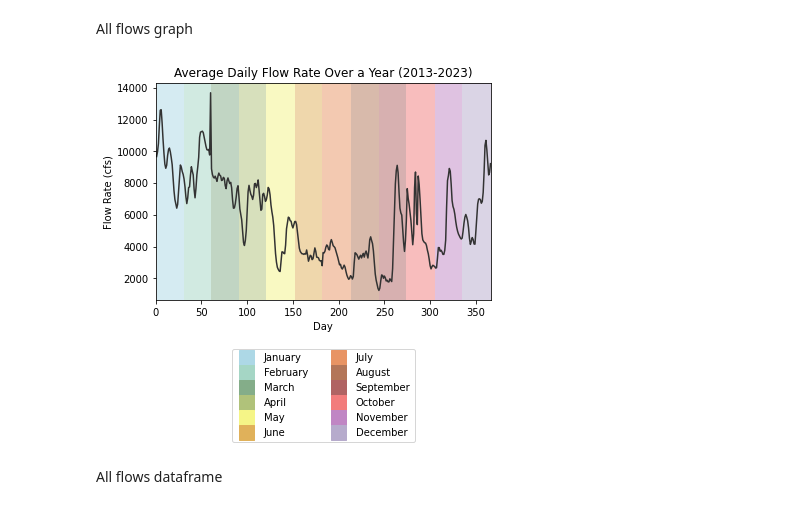
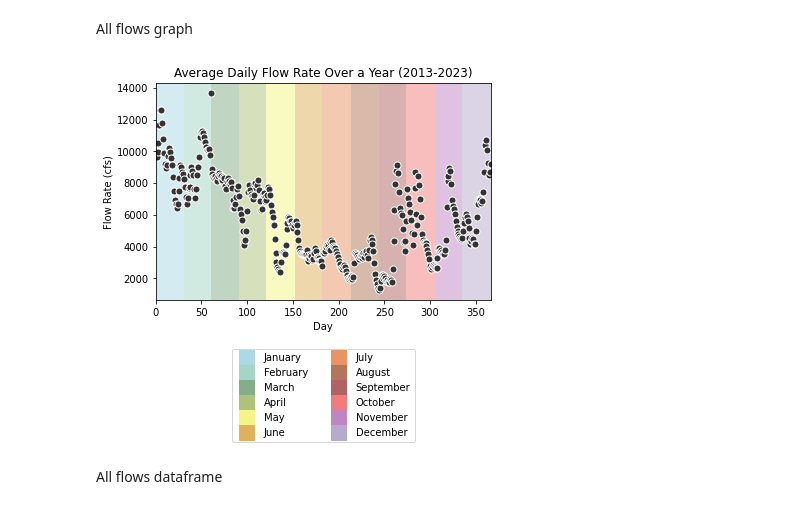
Before and after one commit to annahollandkeener/L-D2, a Jupyter notebook: L&D.ipynb, the cells around one changed output. Saved outputs shown, nothing was run; the diff lists cells and outputs as text; code cells hidden in the pictures.

Commit message:
changed all flow chart to scatterplot

```diff
--- a/L&D.ipynb
+++ b/L&D.ipynb
@@ -496,7 +494,7 @@ Number of days: 23
 # %% [markdown]
 All flows graph
 # %%
-plt.plot(df["Day"], df["MF"], color='#333333')
+plt.scatter(df["Day"], df["MF"], color='#333333', zorder = 2, edgecolor = "white", s = 50)
 plt.title("Average Daily Flow Rate Over a Year (2013-2023)")
 plt.xlabel("Day")
 plt.ylabel("Flow Rate (cfs)")
@@ -508,34 +506,34 @@ plt.axvspan(91, 121, facecolor="#b0c27a", alpha=0.5)
 plt.axvspan(121, 152, facecolor="#f5f587", alpha=0.5)
 plt.axvspan(152, 182, facecolor="#e0b15a", alpha=0.5)
 plt.axvspan(182, 213, facecolor="#e89464", alpha=0.5)
 plt.axvspan(213, 244, facecolor="#b37659", alpha=0.5)
 plt.axvspan(244, 274, facecolor="#b06363", alpha=0.5)
 plt.axvspan(274, 305, facecolor="#f27c7c", alpha=0.5)
 plt.axvspan(305, 335, facecolor="#c086c4", alpha=0.5)
 plt.axvspan(335, 366, facecolor="#b6abcc", alpha=0.5)
 
 legend_entries = [
     plt.Line2D([0], [0], marker='s', color='lightblue', label='January', markersize=15, linestyle='None'),
     plt.Line2D([0], [0], marker='s', color='#a5d6c5', label='February', markersize=15, linestyle='None'),
     plt.Line2D([0], [0], marker='s', color='#84ad89', label='March', markersize=15, linestyle='None'),
     plt.Line2D([0], [0], marker='s', color='#b0c27a', label='April', markersize=15, linestyle='None'),
     plt.Line2D([0], [0], marker='s', color='#f5f587', label='May', markersize=15, linestyle='None'),
     plt.Line2D([0], [0], marker='s', color='#e0b15a', label='June', markersize=15, linestyle='None'),
     plt.Line2D([0], [0], marker='s', color='#e89464', label='July', markersize=15, linestyle='None'),
     plt.Line2D([0], [0], marker='s', color='#b37659', label='August', markersize=15, linestyle='None'),
     plt.Line2D([0], [0], marker='s', color='#b06363', label='September', markersize=15, linestyle='None'),
     plt.Line2D([0], [0], marker='s', color='#f27c7c', label='October', markersize=15, linestyle='None'),
     plt.Line2D([0], [0], marker='s', color='#c086c4', label='November', markersize=15, linestyle='None'),
     plt.Line2D([0], [0], marker='s', color='#b6abcc', label='December', markersize=15, linestyle='None'),
 
 ]
 
 plt.legend(handles=legend_entries, bbox_to_anchor=(0.5, -0.2), loc='upper center', ncol=2)
 
 
 plt.show()
 # %% [output]
-[figure, old version]
+[figure, new version]
 # %% [markdown]
 All flows dataframe
 # %%
```
Also changed, not shown: parts of 1 cell of this notebook.
